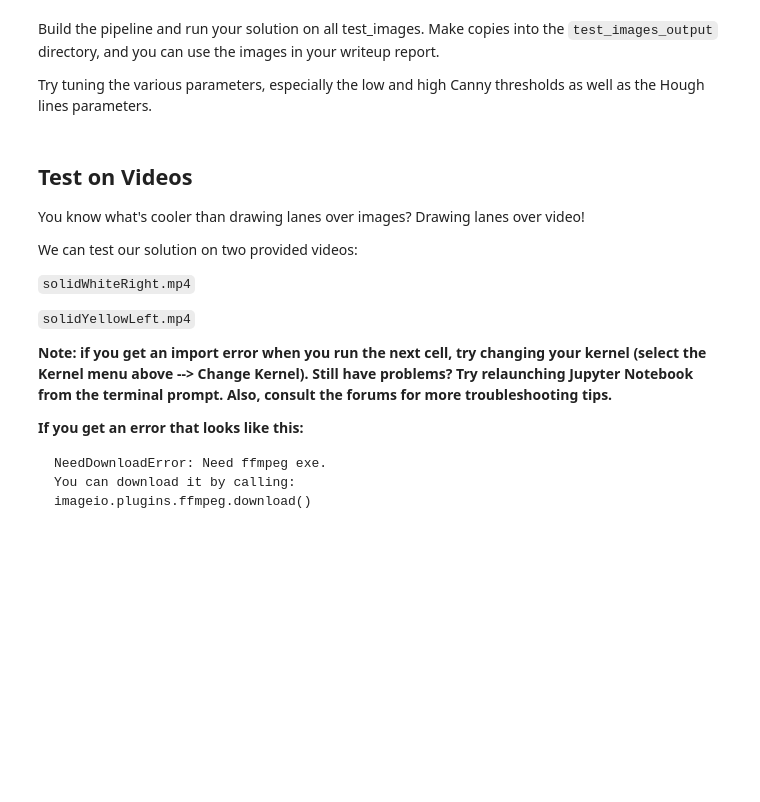
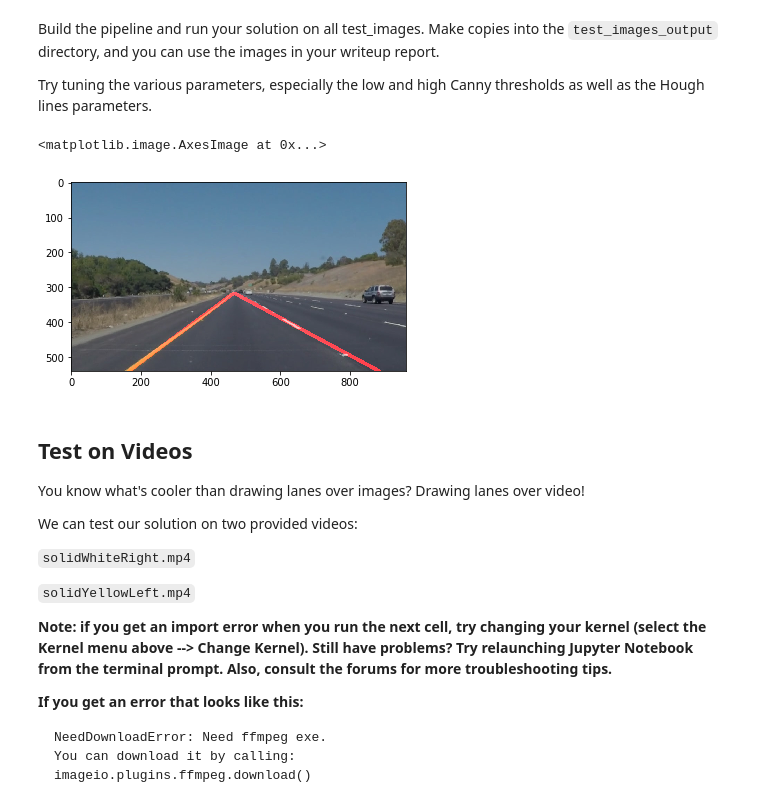
Before and after one commit to cseHdz/LaneLines, a Jupyter notebook: P1.ipynb, the cells around one changed output. Cells and saved outputs as stored; diff of their text form; code cells hidden in the pictures; blank space fills up the shorter version.

```diff
--- a/P1.ipynb
+++ b/P1.ipynb
@@ -274,17 +308,18 @@ def draw_connected_lines(img, lines, color=[255, 0, 0], thickness=10):
 # %%
-def hough_connected_lines(img, rho, theta, threshold, min_line_len, max_line_gap):
+def draw_hough_connected_lines(img, rho, theta, threshold, min_line_len, max_line_gap):
     """
     `img` should be the output of a Canny transform.
 
     Returns an image with hough lines drawn.
     """
-    lines = cv2.HoughLinesP(img, rho, theta, threshold, np.array([]), minLineLength=min_line_len, maxLineGap=max_line_gap)
+
+    lines = get_hough_connected_lines(img, rho, theta, threshold, min_line_len, max_line_gap)
     line_img = np.zeros((img.shape[0], img.shape[1], 3), dtype=np.uint8)
-    draw_connected_lines(line_img, lines)
+    draw_lines(line_img, lines, thickness=10)
 
     return line_img
 # %%
-def process_image(img):
+def process_img(img):
     """
         Processes an image to recognize line lanes
         Parameters:
@@ -296,19 +331,18 @@ def process_image(img):
     gray = grayscale(img)
 
     # 2. De-noise the image through gaussian blur
-    kernel_size = 5
+    kernel_size = 7
     blur = gaussian_blur(gray, kernel_size)
 
     # 3. Apply Canny Edges to find image edges
-    low_threshold = 50
+    low_threshold = 60
     high_threshold = low_threshold*3
     canny = cv2.Canny(blur, low_threshold, high_threshold)
 
-
     # 4. Bound image to region of interest
     # Define vertices aligned with image shape
-    left_bottom = [int(img.shape[1]*0.15), img.shape[0]]
-    right_bottom = [int(img.shape[1]*0.95), image.shape[0]]
+    left_bottom = [int(img.shape[1]*0.1), img.shape[0]]
+    right_bottom = [int(img.shape[1]*0.9), img.shape[0]]
 
     # Prioritize the bottom half of the image (horizon line perspective)
     apex = [int(img.shape[1]/2), int(img.shape[0]*0.5)]
@@ -316,18 +350,30 @@ def process_image(img):
     region = region_of_interest(canny, np.array([left_bottom, right_bottom, apex]))
 
     # 5. Draw Hough Lines
-    rho = 3 # Distance resolution - Perpendicular distance from origin to the line
+    rho = 2 # Distance resolution - Perpendicular distance from origin to the line
     theta = np.pi/180 # Angular Resolution - Angle of perpendicular line
-    threshold = 20 # Minimum number of ocurrences (votes)
+    threshold = 10 # Minimum number of ocurrences (votes)
     min_line_len = 40 # Minimum length of a line to be recognized
-    max_line_gap = 10 # Maximum gap in pixes between lines
+    max_line_gap = 20 # Maximum gap in pixes between lines
 
-    lines=hough_connected_lines(region, rho, theta, threshold, min_line_len, max_line_gap)
+    lines=draw_hough_connected_lines(region, rho, theta, threshold, min_line_len, max_line_gap)
+#     lines=hough_lines(region, rho, theta, threshold, min_line_len, max_line_gap)
 
     # 6 . Add Hough Lines to Original Image
     processed_img = weighted_img(lines, img)
 
     return processed_img
+# %%
+base_dir = "test_images/"
+images = os.listdir("test_images/")
+
+img = mpimg.imread(base_dir + images[3])
+processed_img = process_img(img)
+
+plt.imshow(processed_img)
+# %% [output]
+<matplotlib.image.AxesImage at 0x...>
+[figure, added]
 # %%
 base_dir = "test_images/"
 
```
Also changed, not shown: parts of 10 cells of this notebook, 8 other files.
